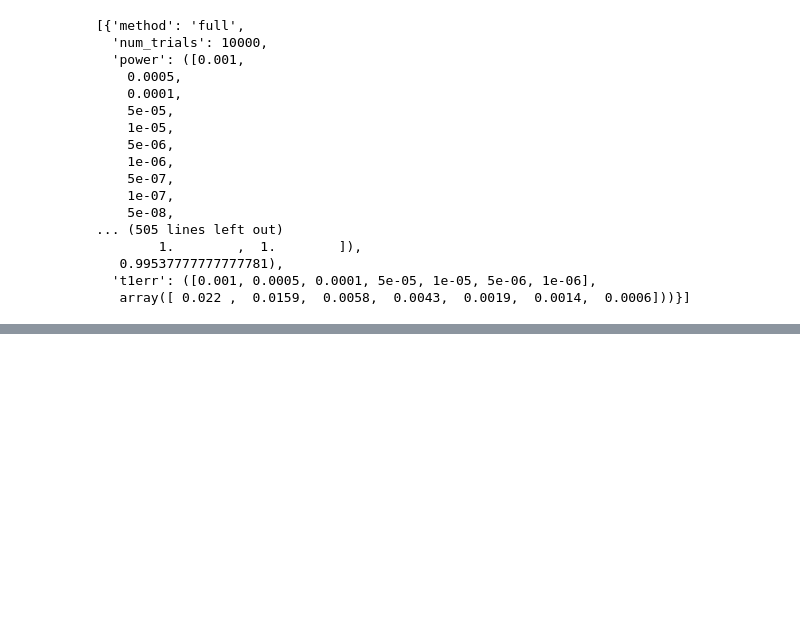
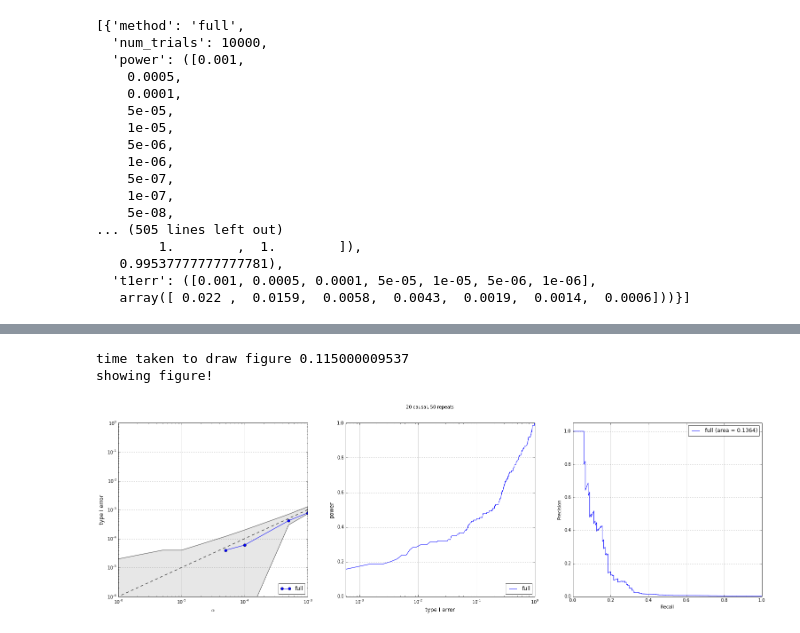
Before and after one commit to guokai8/GWAS_benchmark, a Jupyter notebook: sr/simulation.ipynb, the cells around one changed output, grey strips where cells are left out. Cells and saved outputs as stored; diff of their text form; code cells hidden in the pictures; blank space fills up the shorter version.

Commit message:
added ascertained simulation to ipython notebook

```diff
--- a/sr/simulation.ipynb
+++ b/sr/simulation.ipynb
@@ -111,0 +100,20 @@ WARNING:root:iid_count is 998 instead of 1000 because of rounding
+# %%
+from sr.semisynth_simulations import simulate_ascertained
+
+snp_args = {"fst": 0.2, "dfr": 0.1, "sid_count": 10000, "maf_low":.05}
+phenotype_args = {"genetic_var": 0.5, "noise_var": 0.5}
+    # make this a tuple of function and kwargs
+from sr.methods import execute_lmm, execute_linear_regression
+methods = [execute_lmm] #, execute_linear_regression]
+
+prevalence = 0.2
+num_causal = 20
+num_repeats = 50
+iid_count= 500
+description = "ascertained"
+
+res = simulate_ascertained(methods, prevalence, iid_count, num_causal, num_repeats, description, snp_args, phenotype_args)
+# %% [output]
+time taken to draw figure 0.115000009537
+showing figure!
+[figure, added]
```
Also changed, not shown: parts of 2 cells of this notebook.
